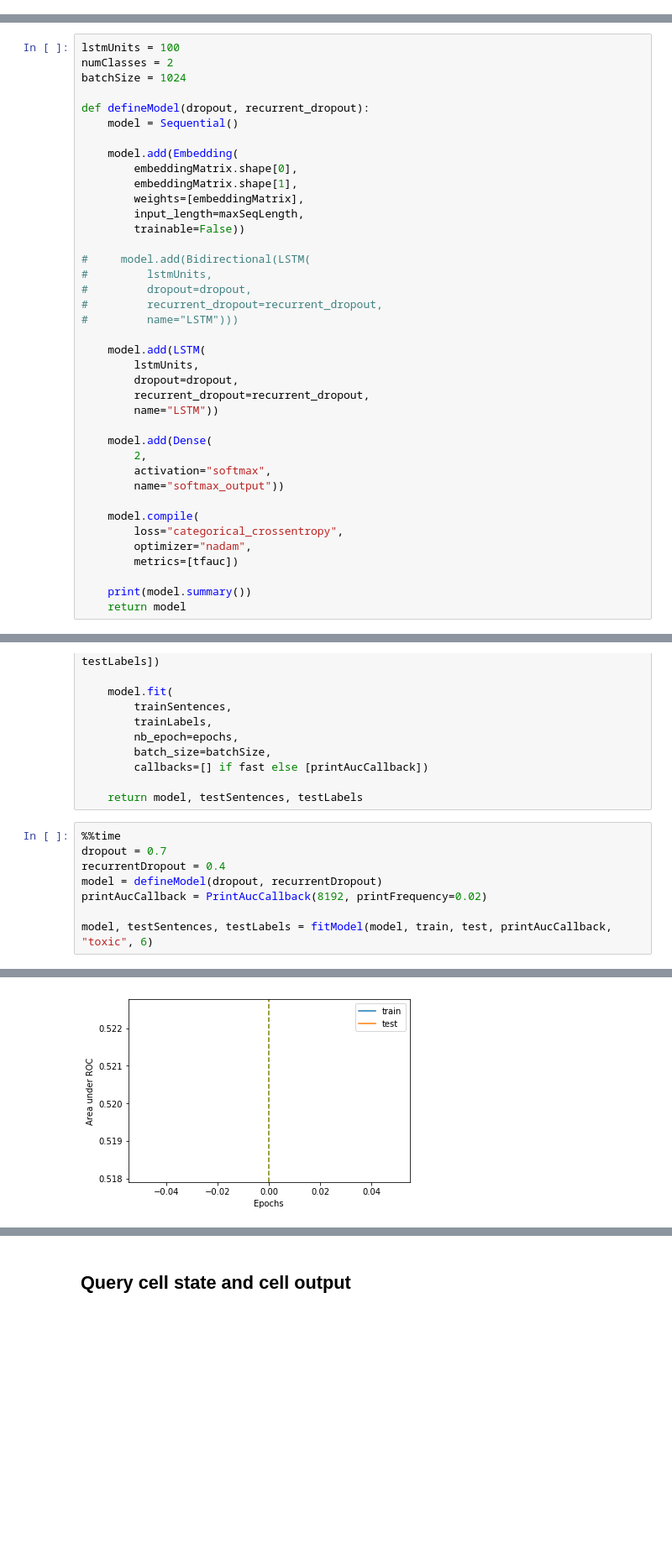
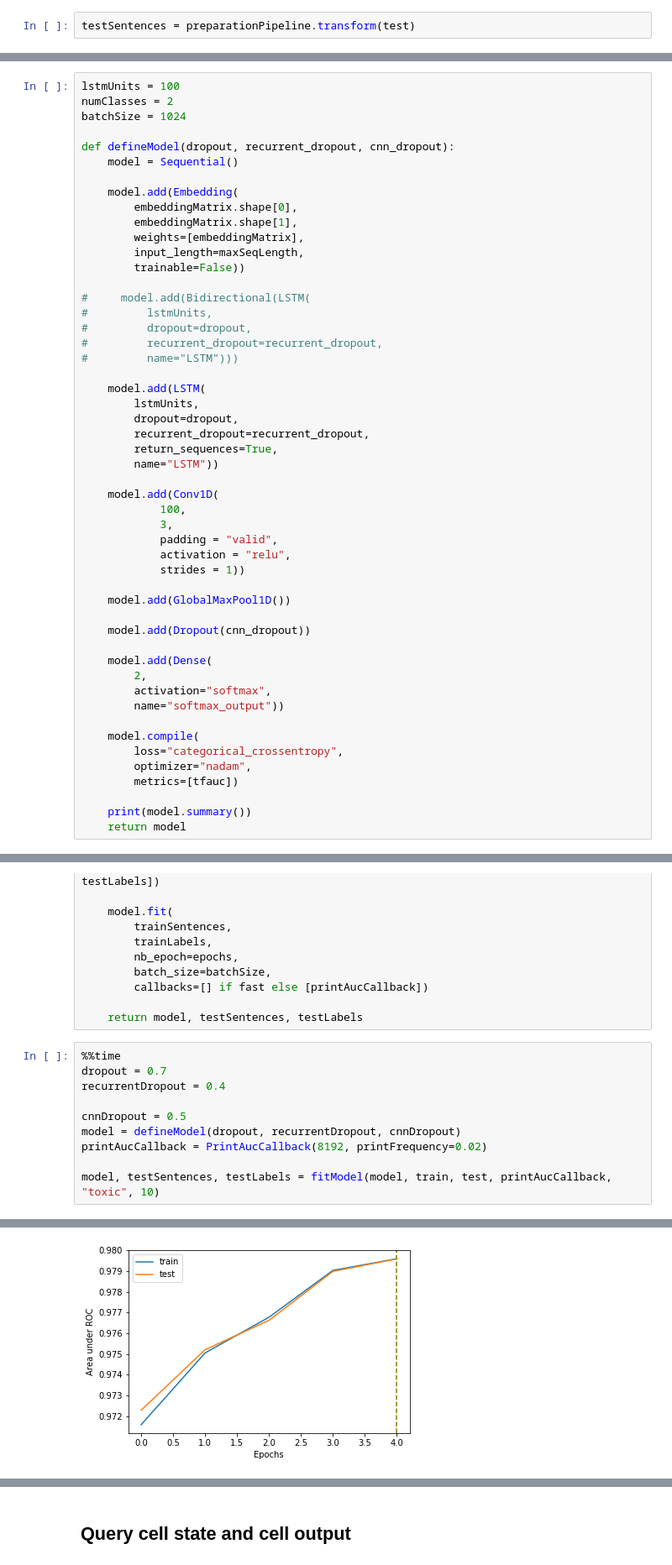
Before and after one commit to richwkc/Kaggle-Toxic-Comment-Classification-Challenge, a Jupyter notebook: codebase/visualize-rnn.ipynb, the cells around one changed output, grey strips where cells are left out. Shown at 84% size. Drawn from its saved outputs; the diff is of its cells as text; blank space fills up the shorter version.

```diff
--- a/codebase/visualize-rnn.ipynb
+++ b/codebase/visualize-rnn.ipynb
@@ -82,3 +94,5 @@ preparationPipeline = Pipeline(steps=[
 ])
 # %% [markdown]
 ### W2V
+# %%
+testSentences = preparationPipeline.transform(test)
@@ -100,7 +141,7 @@ lstmUnits = 100
 numClasses = 2
 batchSize = 1024
 
-def defineModel(dropout, recurrent_dropout):
+def defineModel(dropout, recurrent_dropout, cnn_dropout):
     model = Sequential()
 
     model.add(Embedding(
@@ -120,7 +161,19 @@ def defineModel(dropout, recurrent_dropout):
         lstmUnits,
         dropout=dropout,
         recurrent_dropout=recurrent_dropout,
+        return_sequences=True,
         name="LSTM"))
+
+    model.add(Conv1D(
+            100,
+            3,
+            padding = "valid",
+            activation = "relu",
+            strides = 1))
+
+    model.add(GlobalMaxPool1D())
+
+    model.add(Dropout(cnn_dropout))
 
     model.add(Dense(
         2,
@@ -167,10 +220,12 @@ def fitModel(model, trainDataset, testDataset, printAucCallback, label, epochs,
 %%time
 dropout = 0.7
 recurrentDropout = 0.4
-model = defineModel(dropout, recurrentDropout)
+
+cnnDropout = 0.5
+model = defineModel(dropout, recurrentDropout, cnnDropout)
 printAucCallback = PrintAucCallback(8192, printFrequency=0.02)
 
-model, testSentences, testLabels = fitModel(model, train, test, printAucCallback, "toxic", 6)
+model, testSentences, testLabels = fitModel(model, train, test, printAucCallback, "toxic", 10)
 # %% [output]
 _________________________________________________________________
 Layer (type)                 Output Shape              Param #
@@ -194 +253 @@ Epoch 1/1
-[figure, old version]
+[figure, new version]
```
Also changed, not shown: parts of 21 cells of this notebook, 1 other file.
